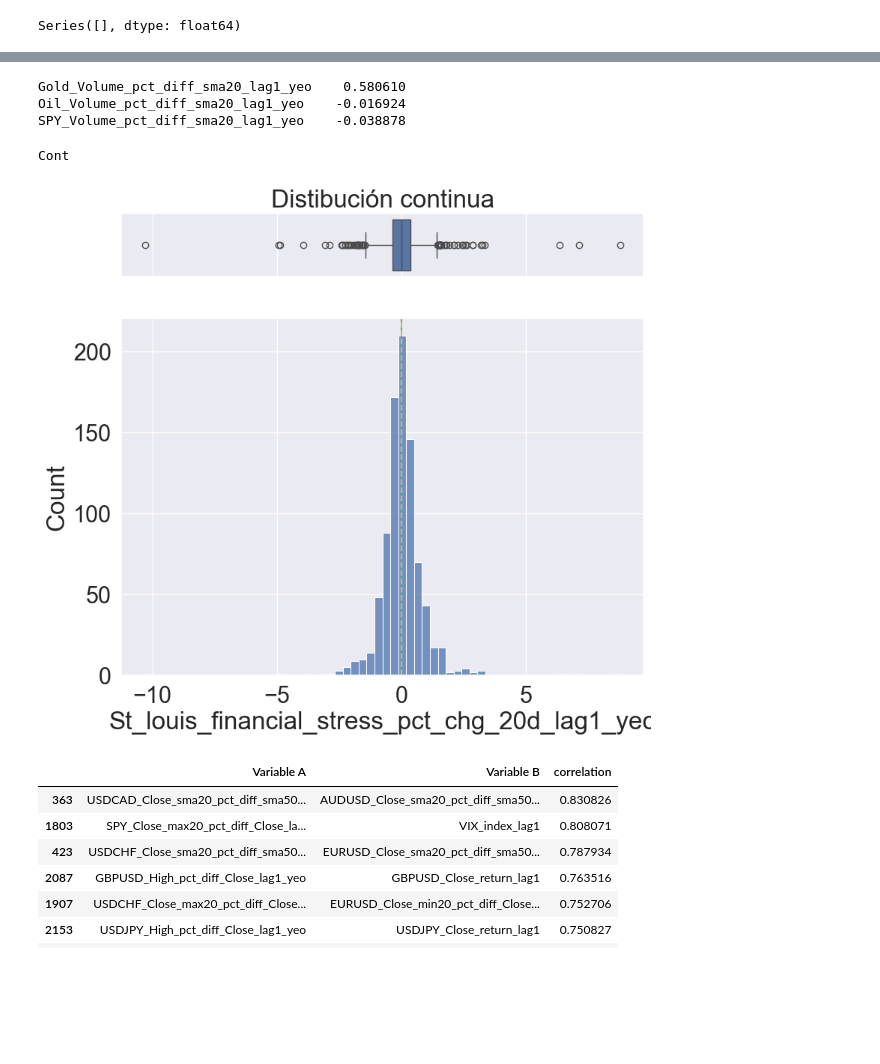
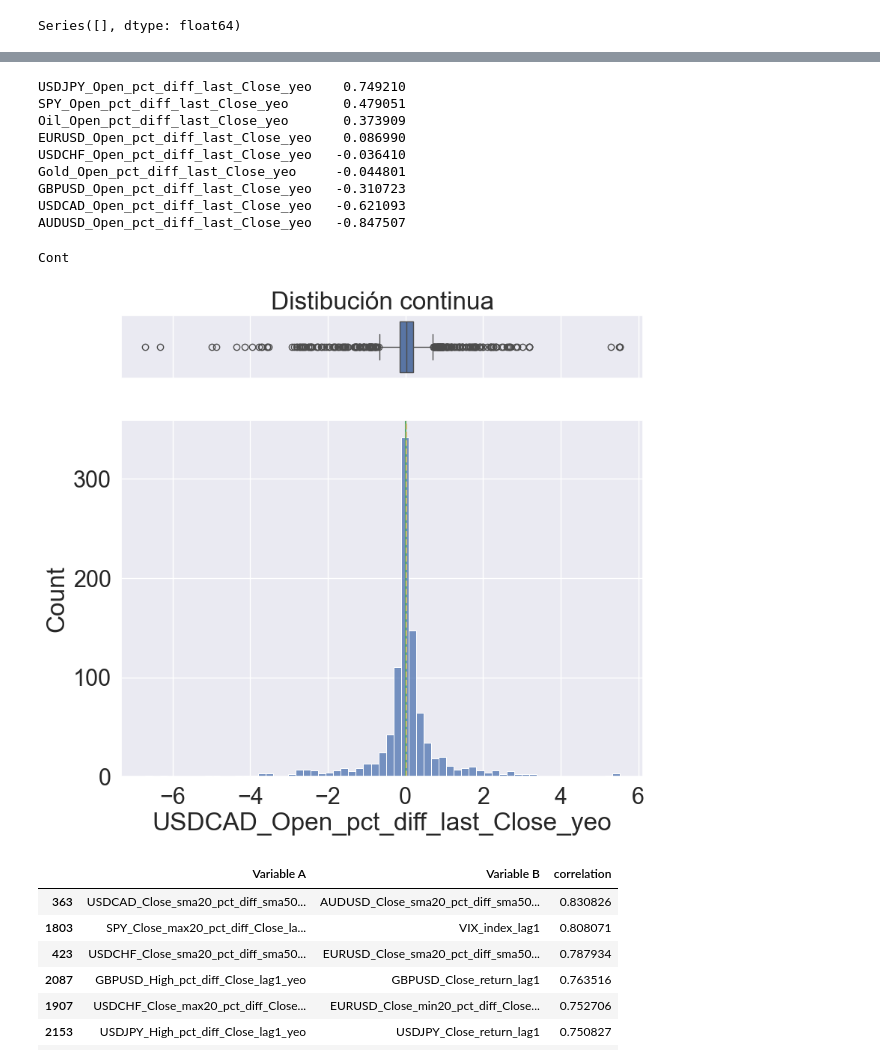
Before and after one commit to sebakremis/ForexMiner, a Jupyter notebook: notebook_EDA.ipynb, the cells around one changed output, grey strips where cells are left out. Cells and saved outputs as stored; diff of their text form; code cells hidden in the pictures; blank space fills up the shorter version.

```diff
--- a/notebook_EDA.ipynb
+++ b/notebook_EDA.ipynb
@@ -77,19 +77,25 @@ USDCAD_Close_min20_pct_diff_Close_lag1           -2.871572
 # %%
 # Asimetria por grupo
-cadena = "Volume_pct_diff_sma20"
+cadena = "Open_pct_diff_last_Close"
 columnas = encontrar_columnas(columnas_target=columnas_clean, cadena=cadena)
 mostrar_asimetrias(df_clean[columnas])
 # %% [output]
-Gold_Volume_pct_diff_sma20_lag1_yeo    0.580610
-Oil_Volume_pct_diff_sma20_lag1_yeo    -0.016924
-SPY_Volume_pct_diff_sma20_lag1_yeo    -0.038878
+USDJPY_Open_pct_diff_last_Close_yeo    0.749210
+SPY_Open_pct_diff_last_Close_yeo       0.479051
+Oil_Open_pct_diff_last_Close_yeo       0.373909
+EURUSD_Open_pct_diff_last_Close_yeo    0.086990
+USDCHF_Open_pct_diff_last_Close_yeo   -0.036410
+Gold_Open_pct_diff_last_Close_yeo     -0.044801
+GBPUSD_Open_pct_diff_last_Close_yeo   -0.310723
+USDCAD_Open_pct_diff_last_Close_yeo   -0.621093
+AUDUSD_Open_pct_diff_last_Close_yeo   -0.847507
 # %%
 # Visualizar columna
-col = 'St_louis_financial_stress_pct_chg_20d_lag1_yeo'
+col = 'USDCAD_Open_pct_diff_last_Close_yeo'
 pintar_columna(df_clean[col])
 # %% [output]
 Cont
-[figure, old version]
+[figure, new version]
 # %%
 # Tabla de Correlaciones
 top_correlaciones(df=df_clean, top_n=30)
```
Also changed, not shown: parts of 3 cells of this notebook, 3 other files.
